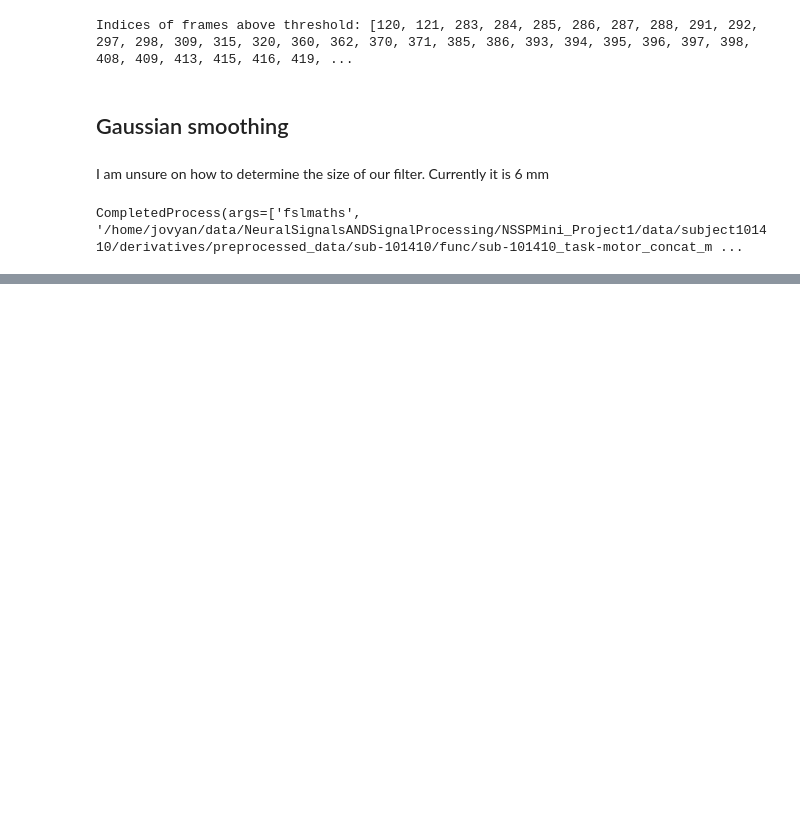
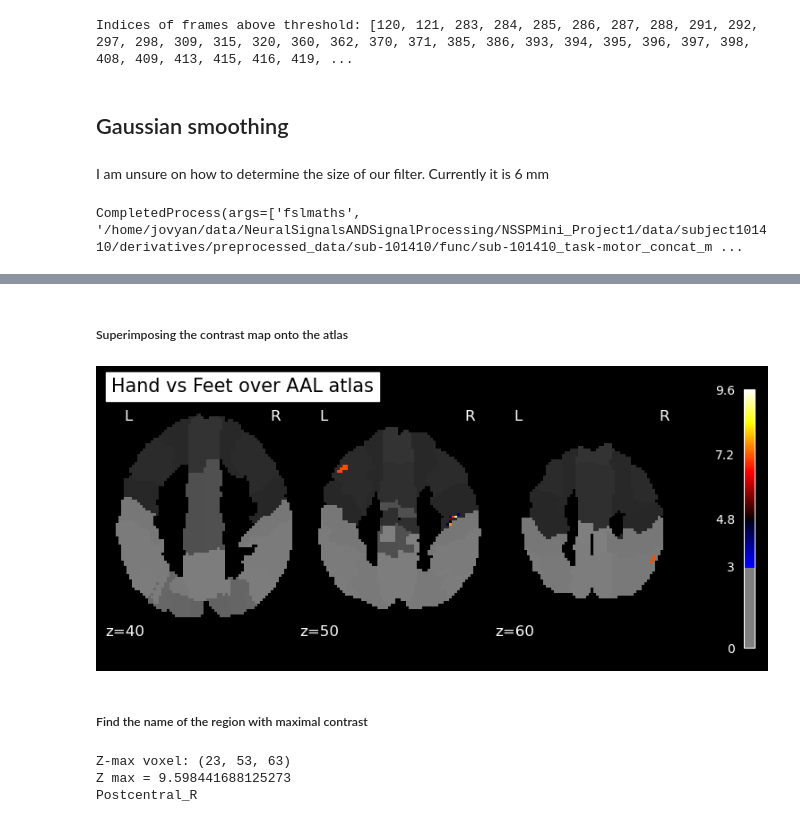
Before and after one commit to Rose-Kapps/NSSPMini_Project1, a Jupyter notebook: mini_project_1.ipynb, the cells around one changed output, grey strips where cells are left out. Saved outputs shown, nothing was run; the diff lists cells and outputs as text; code cells hidden in the pictures; blank space fills up the shorter version.

```diff
--- a/mini_project_1.ipynb
+++ b/mini_project_1.ipynb
@@ -615,0 +796,8 @@ fsleyesDisplay.load(smoothed_path)
+# %%
+from nilearn import datasets
+
+# Downlod the AAL atlas
+aal_atlas = datasets.fetch_atlas_aal()
+aal_img = image.load_img(aal['maps'])
+aal_labels = aal['labels']
+aal_data = aal_img.get_fdata()
@@ -615,0 +810,40 @@ fsleyesDisplay.load(smoothed_path)
+# %% [markdown]
+##### Superimposing the contrast map onto the atlas
+# %%
+plot_stat_map(
+    clean_map,
+    bg_img=aal_img,
+    threshold=3.0,
+    display_mode='z',
+    cut_coords=[40, 50, 60],
+    black_bg=True,
+    title='Hand vs Feet over AAL atlas'
+)
+plt.show()
+# %% [output]
+[figure, added]
+# %% [markdown]
+##### Find the name of the region with maximal contrast
+# %%
+from nilearn import datasets, image
+import numpy as np
+
+z_img = image.load_img(clean_map)
+z_data = z_img.get_fdata()
+
+# Find voxel with maximal contrast
+max_idx = np.unravel_index(np.argmax(z_data), z_data.shape)
+z_max = z_data[max_idx]
+print("Z-max voxel:", max_idx)
+print("Z max =", z_max)
+
+# Identify the corresponding AAL region
+region_id = str(int(aal_data[max_idx]))  ### ATTENTION, it has to be an int in a string
+
+# Get the name of the AAL region
+region_name = aal.labels[aal.indices.index(region_id)]
+print(region_name)
+# %% [output]
+Z-max voxel: (23, 53, 63)
+Z max = 9.598441688125273
+Postcentral_R
```
Also changed, not shown: parts of 18 cells of this notebook, 1 other file.
